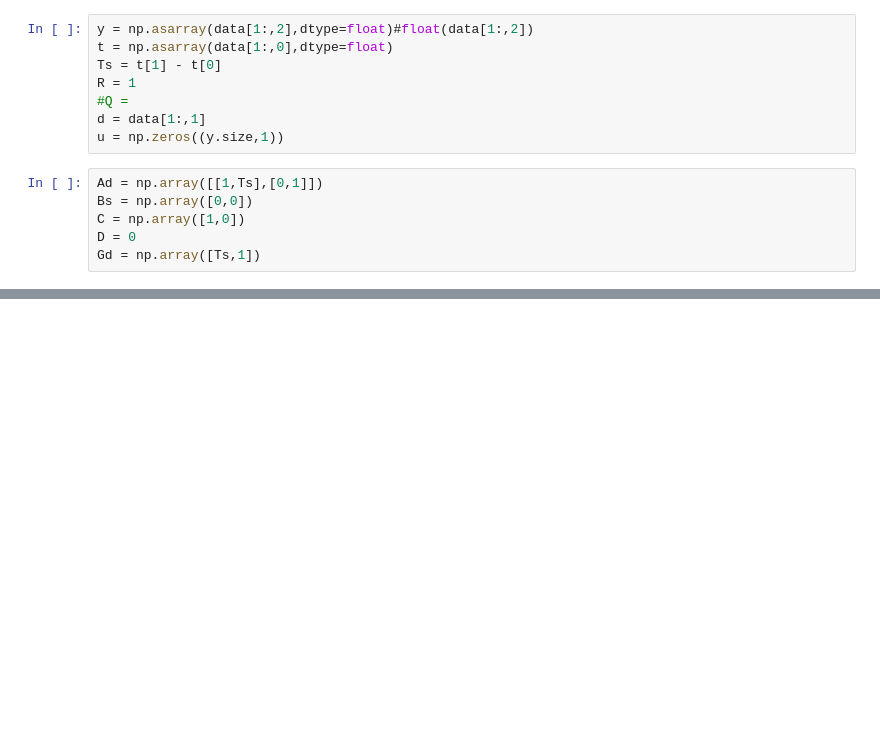
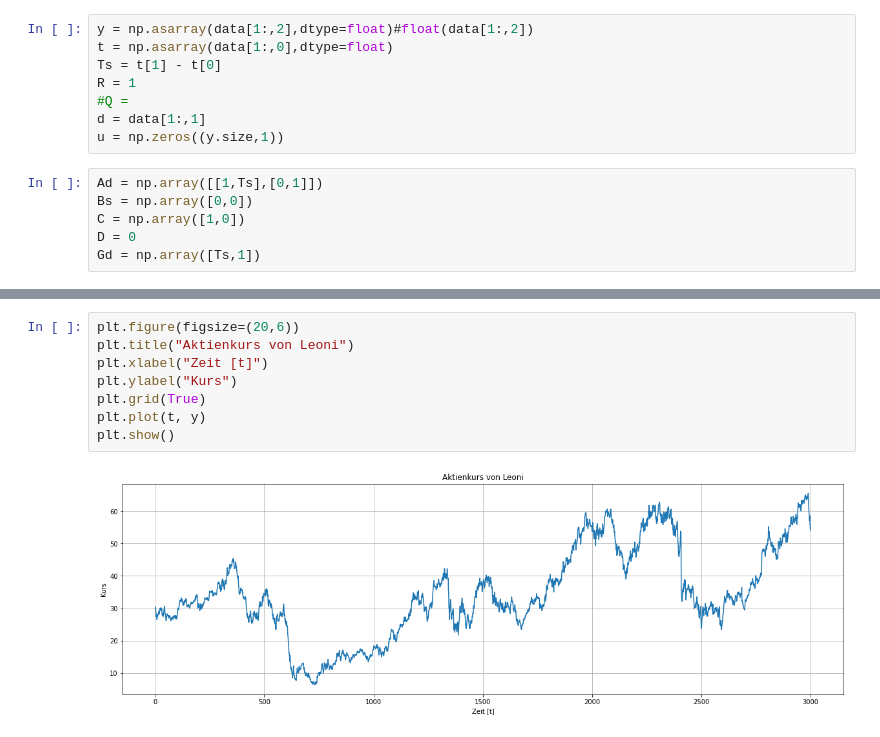
Before and after one commit to Braafisch/Datenfusion-Aufgaben, a Jupyter notebook: Laboraufgabe/Laboraufgabe.ipynb, the cells around one changed output, grey strips where cells are left out. Saved outputs shown, nothing was run; the diff lists cells and outputs as text; blank space fills up the shorter version.

```diff
--- a/Laboraufgabe/Laboraufgabe.ipynb
+++ b/Laboraufgabe/Laboraufgabe.ipynb
@@ -48,0 +45,10 @@ TypeError: ignored
+# %%
+plt.figure(figsize=(20,6))
+plt.title("Aktienkurs von Leoni")
+plt.xlabel("Zeit [t]")
+plt.ylabel("Kurs")
+plt.grid(True)
+plt.plot(t, y)
+plt.show()
+# %% [output]
+[figure, added]
```
Also changed, not shown: parts of 4 cells of this notebook.
